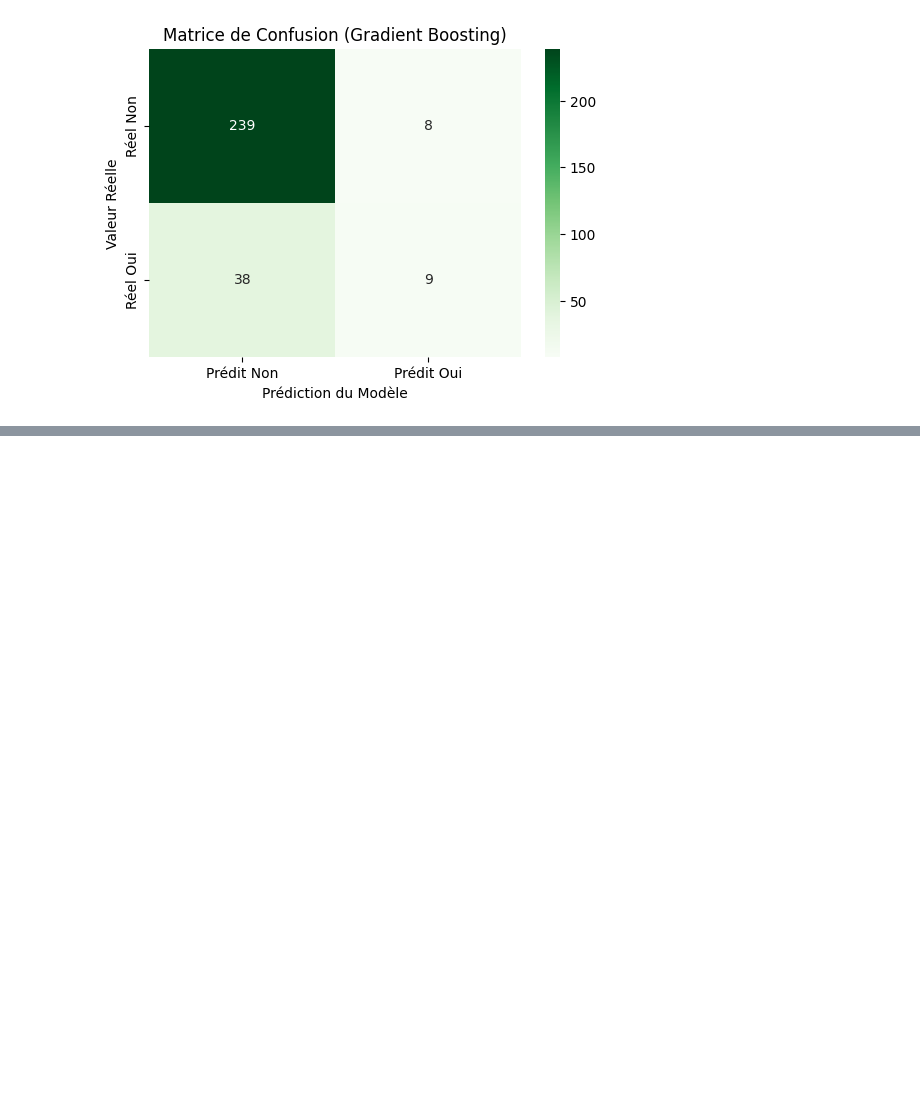
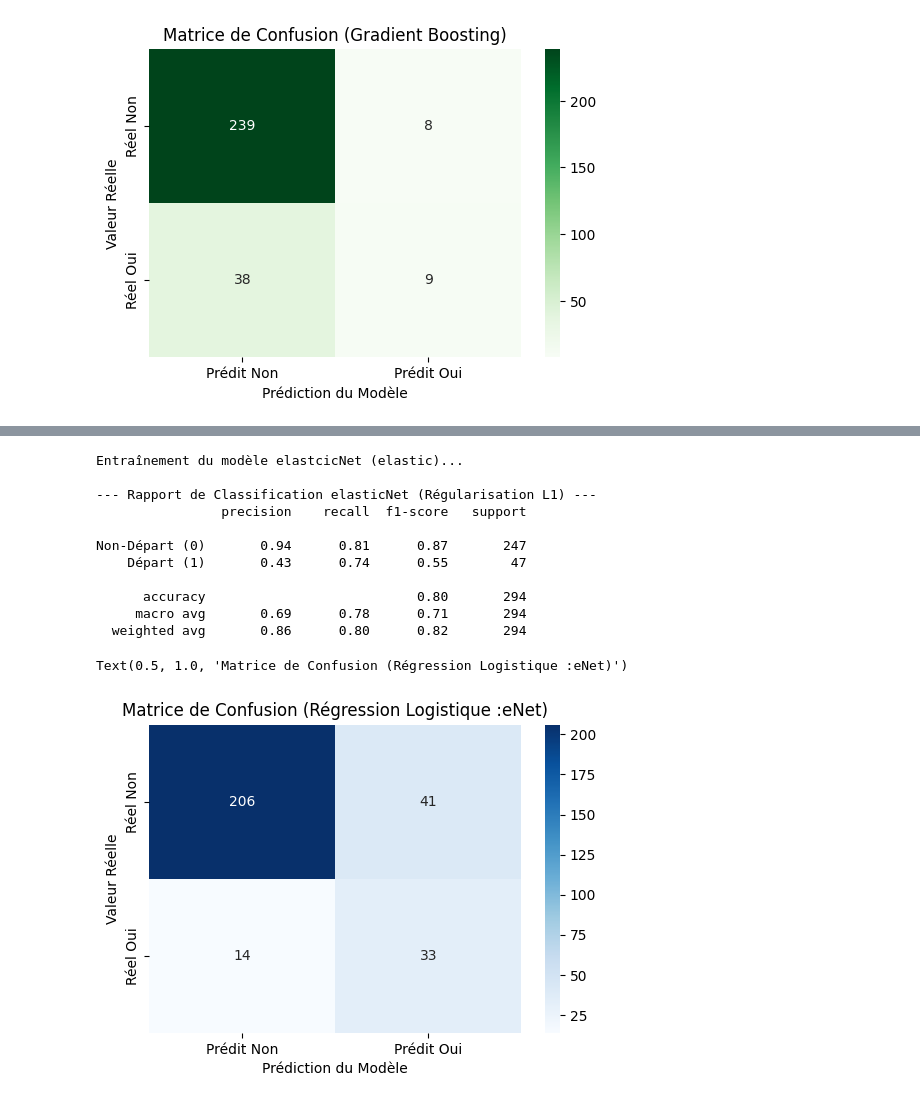
Before and after one commit to AIEngOc2025/Projet4, a Jupyter notebook: Developpement/classification_informations.ipynb, the cells around one changed output, grey strips where cells are left out. Drawn from its saved outputs; the diff is of its cells as text; code cells hidden in the pictures; blank space fills up the shorter version.

```diff
--- a/Developpement/classification_informations.ipynb
+++ b/Developpement/classification_informations.ipynb
@@ -768,0 +953,45 @@ Non-Départ (0)       0.91      0.91      0.91       247
+# %%
+# --- 2. Modèle elasticnet (L1) ---
+# Utilisation de LogisticRegression avec penalty='l1' et solver='liblinear' (requis pour L1)
+model_elasticnet = LogisticRegression(
+    penalty='elasticnet',
+    solver='saga',
+    C=1.0, # C=1.0 est le paramètre par défaut (peu de régularisation)
+    class_weight='balanced',
+    random_state=42,
+    l1_ratio=0.5
+)
+
+# Entraînement
+print("Entraînement du modèle elastcicNet (elastic)...")
+model_elasticnet.fit(X_train_transformed, y_train)
+
+# Prédiction
+y_pred_elasticnet = model_elasticnet.predict(X_test_transformed)
+
+# --- 3. Évaluation ---
+print("\n--- Rapport de Classification elasticNet (Régularisation L1) ---")
+print(classification_report(y_test, y_pred_elasticnet, target_names=['Non-Départ (0)', 'Départ (1)']))
+elasticnet_reall = recall_score(y_test, y_pred_elasticnet)
+# Matrice de Confusion
+plt.figure(figsize=(6, 4))
+sns.heatmap(cm, annot=True, fmt='d', cmap='Blues',
+            xticklabels=['Prédit Non', 'Prédit Oui'],
+            yticklabels=['Réel Non', 'Réel Oui'])
+plt.ylabel('Valeur Réelle')
+plt.xlabel('Prédiction du Modèle')
+plt.title('Matrice de Confusion (Régression Logistique :eNet)')
+# %% [output]
+Entraînement du modèle elastcicNet (elastic)...
+
+--- Rapport de Classification elasticNet (Régularisation L1) ---
+                precision    recall  f1-score   support
+
+Non-Départ (0)       0.94      0.81      0.87       247
+    Départ (1)       0.43      0.74      0.55        47
+
+      accuracy                           0.80       294
+     macro avg       0.69      0.78      0.71       294
+  weighted avg       0.86      0.80      0.82       294
+Text(0.5, 1.0, 'Matrice de Confusion (Régression Logistique :eNet)')
+[figure, added]
```
Also changed, not shown: parts of 22 cells of this notebook.
